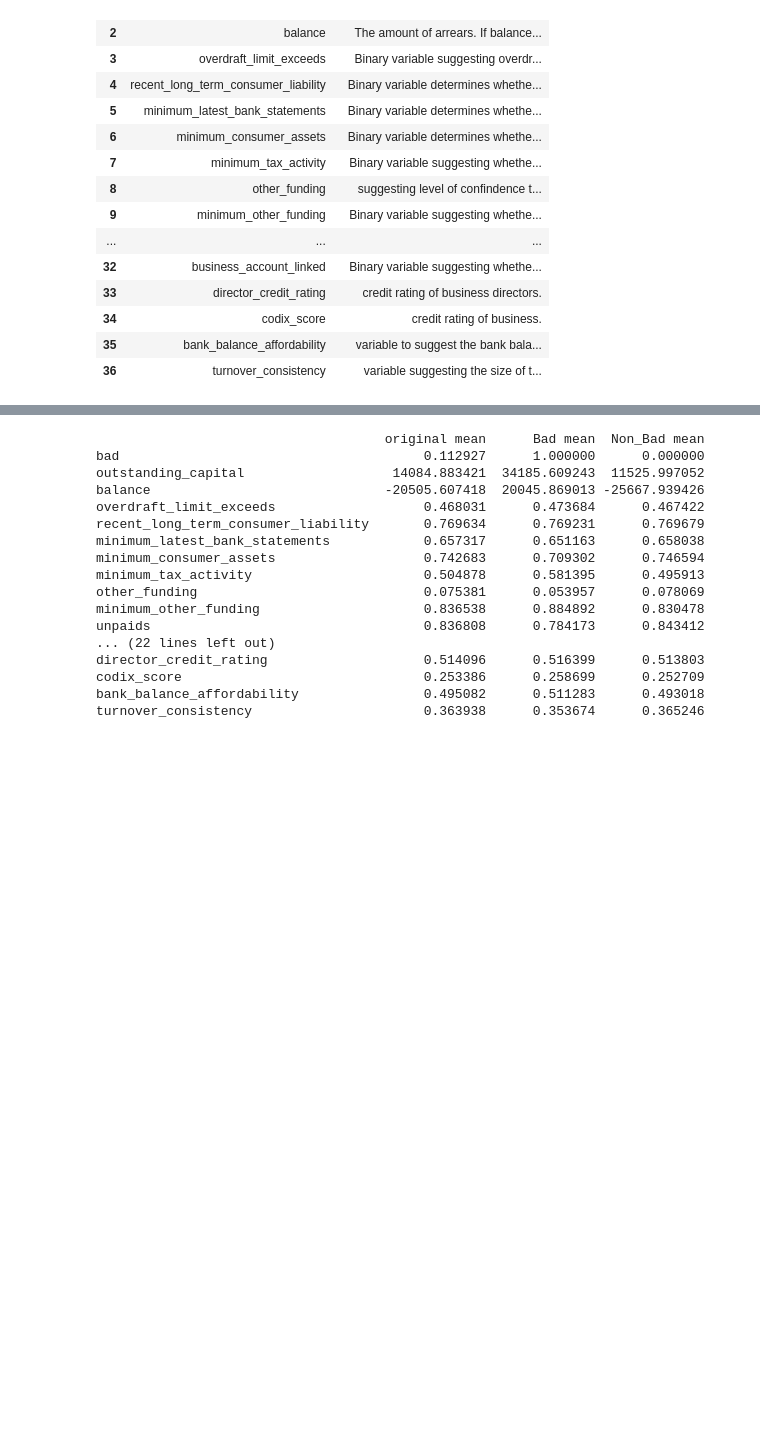
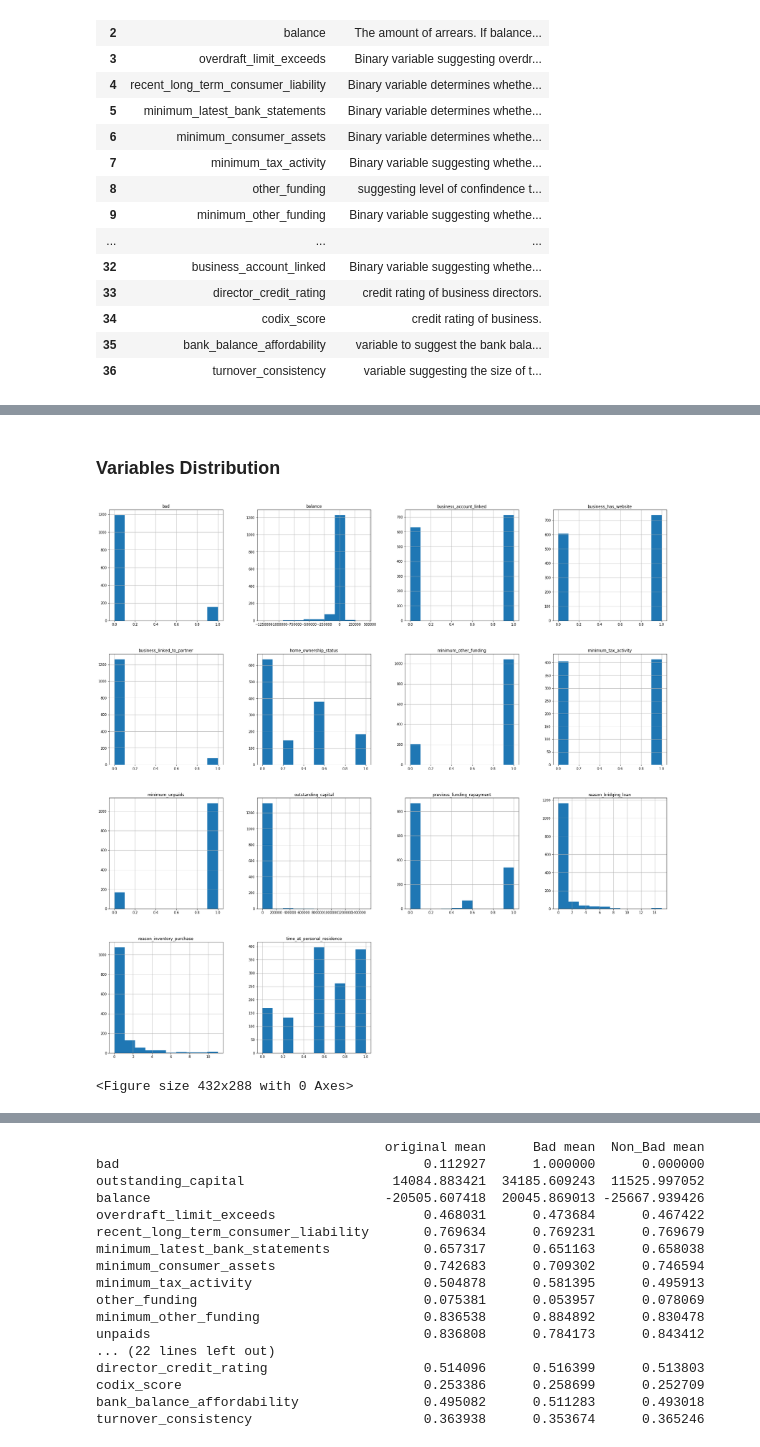
Before and after one commit to vnguye12/vy_capstone1, a Jupyter notebook: Capstone1.ipynb, the cells around one changed output, grey strips where cells are left out. Drawn from its saved outputs; the diff is of its cells as text; code cells hidden in the pictures; blank space fills up the shorter version.

```diff
--- a/Capstone1.ipynb
+++ b/Capstone1.ipynb
@@ -135,0 +304,15 @@ df.describe()
+# %%
+df_new=df.loc[:, ['bad',
+ 'outstanding_capital',
+ 'balance',
+ 'minimum_tax_activity',
+ 'minimum_other_funding',
+ 'minimum_unpaids',
+ 'previous_funding_repayment',
+ 'home_ownership_status',
+ 'time_at_personal_residence',
+ 'business_linked_to_partner',
+ 'business_has_website',
+ 'business_account_linked',
+ 'reason_bridging_loan',
+ 'reason_inventory_purchase']]
@@ -135,0 +398,9 @@ df.describe()
+# %% [markdown]
+### Variables Distribution
+# %%
+df_new.hist(figsize=(30,30))
+plt.figure()
+plt.show()
+# %% [output]
+[figure, added]
+<Figure size 432x288 with 0 Axes>
```
Also changed, not shown: parts of 196 cells of this notebook.
